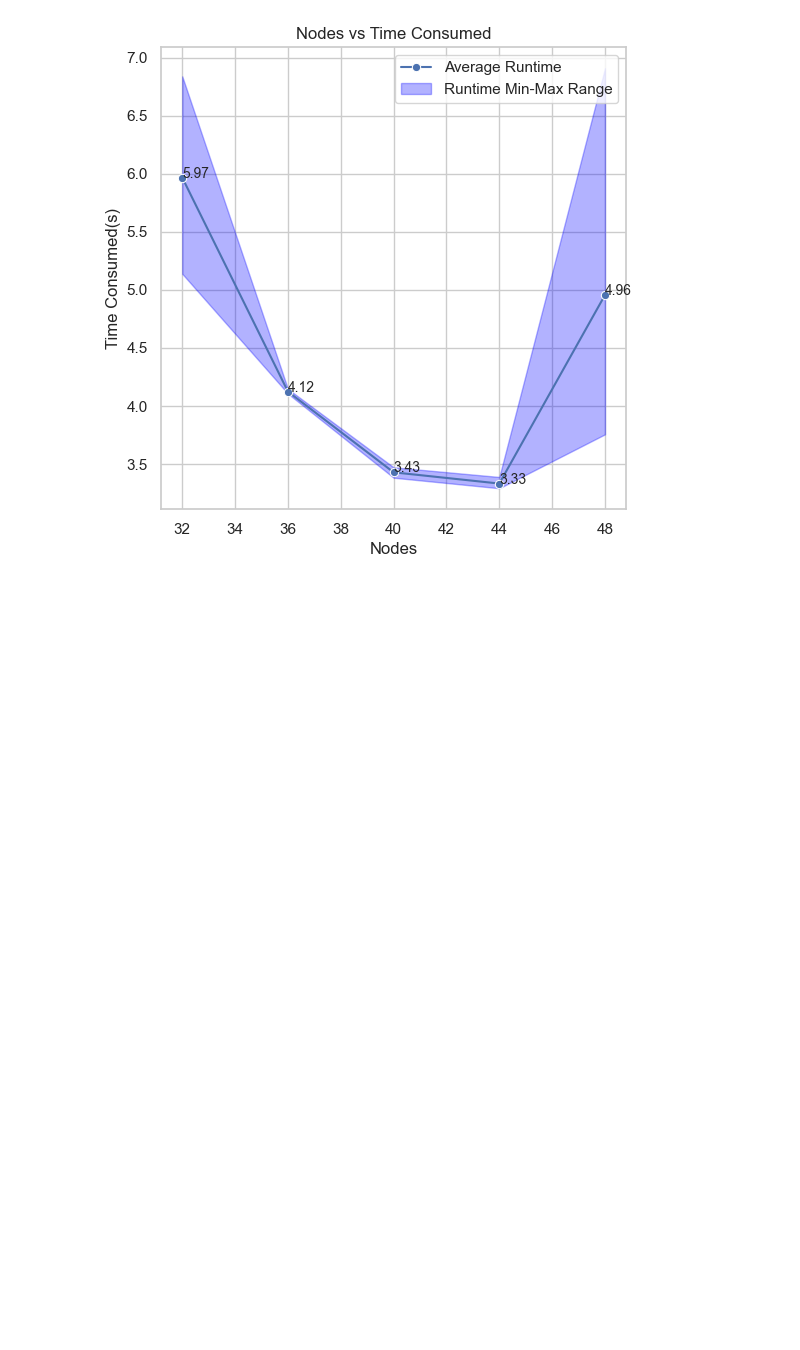
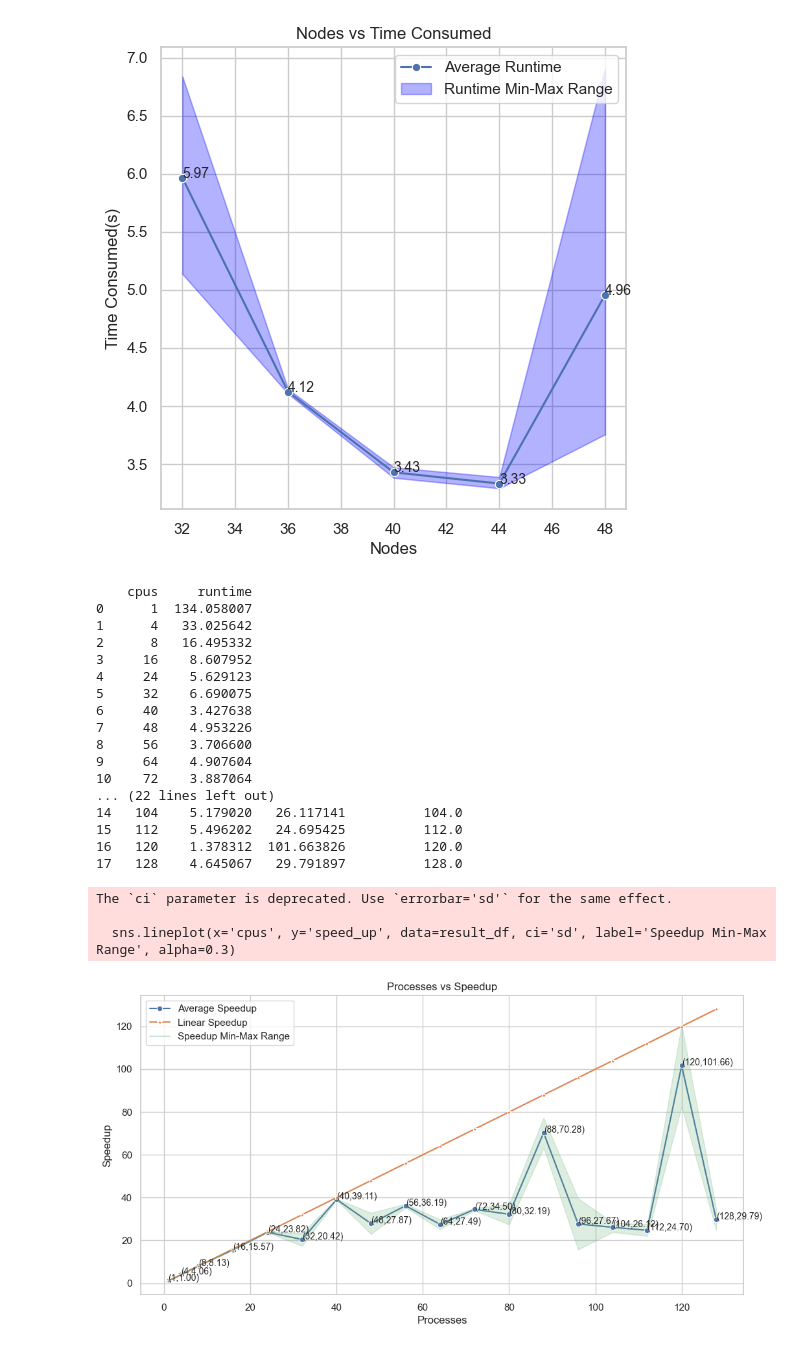
Before and after one commit to dondavan/HPC, a Jupyter notebook: ass3/Parallel_MPI/vis/pi_vis.ipynb, the cells around one changed output. Saved outputs shown, nothing was run; the diff lists cells and outputs as text; code cells hidden in the pictures; blank space fills up the shorter version.

```diff
--- a/ass3/Parallel_MPI/vis/pi_vis.ipynb
+++ b/ass3/Parallel_MPI/vis/pi_vis.ipynb
@@ -206,3 +206,81 @@ plt.show()
 3    44  3.331069
 4    48  4.955923
 [figure]
+# %%
+import pandas as pd
+
+_, _, data = extract_values_from_file('../result/thread_1_task_1.out',[1, 4, 8, 16, 24, 32, 40, 48, 56, 64, 72, 80, 88, 96, 104, 112, 120, 128])
+df = pd.DataFrame(data)
+#print(df)
+
+start_with = 0 # make it 1 to ignore the first row, to show a more obvious min-max range
+df_avg = df.groupby('cpus').mean().reset_index().iloc[start_with:]
+df_min = df.groupby('cpus').min().reset_index().iloc[start_with:]
+df_max = df.groupby('cpus').max().reset_index().iloc[start_with:]
+print(df_avg)
+
+group_size = 10
+result_df = pd.DataFrame(columns=df.columns)
+first_obtained = 134.058007
+
+for i in range(0, len(df), group_size):
+    group_df = df.iloc[i:i+group_size].copy()
+    group_df['speed_up'] = first_obtained / group_df['runtime']
+    result_df = pd.concat([result_df, group_df])
+
+result_df['ideal_speed_up'] = result_df['cpus']
+
+start_with = 0 # make it 1 to ignore the first row, to show a more obvious min-max range
+df_all = result_df.groupby('cpus').mean().reset_index().iloc[start_with:]
+df_min = result_df.groupby('cpus').min().reset_index().iloc[start_with:]
+df_max = result_df.groupby('cpus').max().reset_index().iloc[start_with:]
+df_min
+
+sns.set(style="whitegrid")
+
+for item in df_all:
+      print(item)
+
+plt.figure(figsize=(12, 6))
+sns.lineplot(x='cpus', y='speed_up', data=df_all, label='Average Speedup', marker='o')
+sns.lineplot(x='cpus', y='ideal_speed_up', data=result_df, label='Linear Speedup', marker='*')
+
+for i in range(len(df_all['runtime'])):
+        plt.gca().text(df_all['cpus'][i], df_all['speed_up'][i], str("({}".format(df_all['cpus'][i])+",{:.2f})".format(df_all['speed_up'][i]) ),fontsize = 10)
+
+# plt.fill_between(df_all['cpus'], df_min['speed_up'], df_max['speed_up'], color='blue', alpha=0.3, label='Time Consumed Min-Max Range')
+# Use lineplot with ci parameter to add confidence interval
+sns.lineplot(x='cpus', y='speed_up', data=result_df, ci='sd', label='Speedup Min-Max Range', alpha=0.3)
+
+
+
+plt.xlabel('Processes')
+plt.ylabel('Speedup')
+plt.title('Processes vs Speedup')
+plt.legend()
+plt.grid(True)
+
+plt.savefig("speedup_extra.svg")
+plt.show()
+# %% [output]
+    cpus     runtime
+0      1  134.058007
+1      4   33.025642
+2      8   16.495332
+3     16    8.607952
+4     24    5.629123
+5     32    6.690075
+6     40    3.427638
+7     48    4.953226
+8     56    3.706600
+9     64    4.907604
+10    72    3.887064
+... (22 lines left out)
+14   104    5.179020   26.117141          104.0
+15   112    5.496202   24.695425          112.0
+16   120    1.378312  101.663826          120.0
+17   128    4.645067   29.791897          128.0
+The `ci` parameter is deprecated. Use `errorbar='sd'` for the same effect.
+
+  sns.lineplot(x='cpus', y='speed_up', data=result_df, ci='sd', label='Speedup Min-Max Range', alpha=0.3)
+[figure, added]
```
Also changed, not shown: parts of 4 cells of this notebook, 4 other files.
